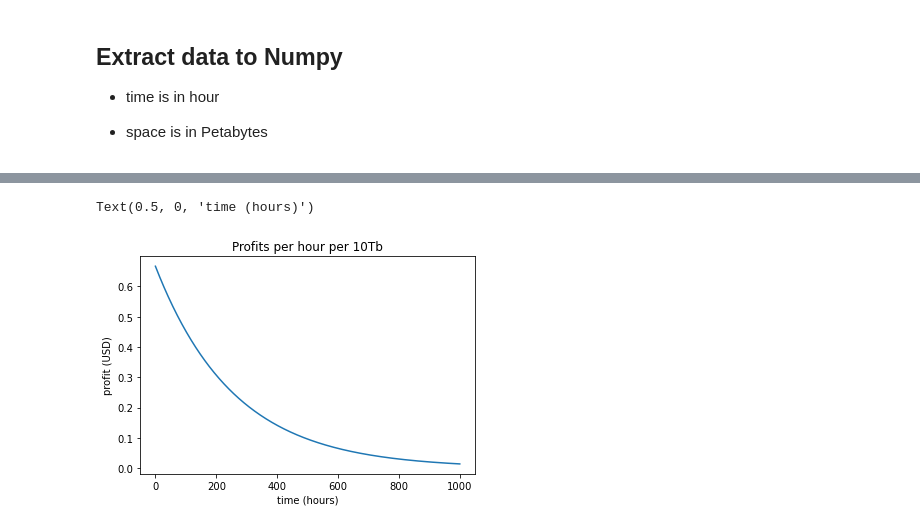
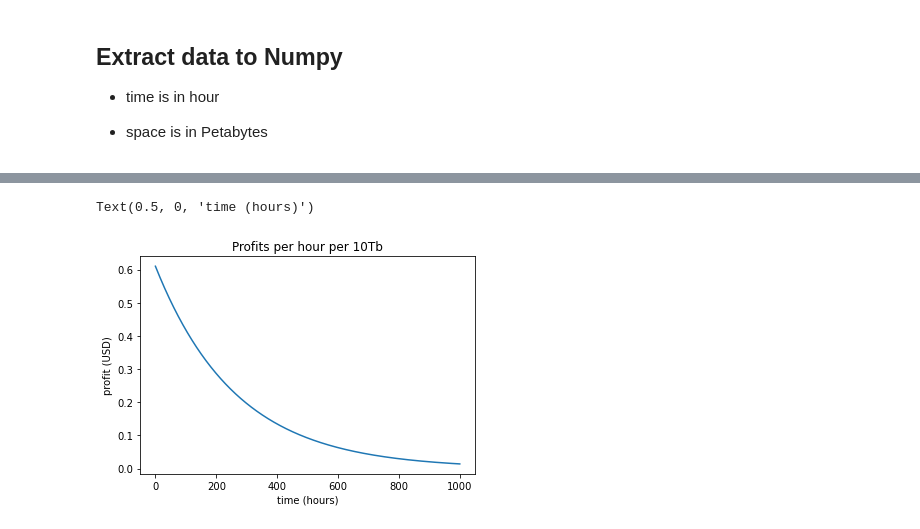
Before and after one commit to dnhkng/ChiaAnalysis, a Jupyter notebook: Chia Calculator.ipynb, the cells around one changed output, grey strips where cells are left out. Cells and saved outputs as stored; diff of their text form; code cells hidden in the pictures.

```diff
--- a/Chia Calculator.ipynb
+++ b/Chia Calculator.ipynb
@@ -61,0 +64,14 @@ Text(0.5, 0, 'time (hours)')
+# %%
+# perform the fit
+p0 = (1, 0.001, 0.01) # start with values near those we expect
+
+params, cv = scipy.optimize.curve_fit(monoExp, time, space, p0)
+m, t, b = params
+# plot the results
+plt.figure(figsize=(10,8))
+plt.plot(time, space, '.', label="data")
+plt.plot(time, monoExp(time, m, t, b), '--', label="fitted")
+plt.yscale('log')
+plt.title("Netspace Fitted Exponential Curve")
+plt.ylabel('space (petabytes)')
+plt.xlabel('time (hours)')
@@ -70,13 +89,14 @@ Doubling time: 178.46335335272707 hours, 7.435973056363628 days
 # %%
 future_time = np.linspace(0,999, 1000)
+reward_per_hour = 0.61 # with 10Tb, from https://chiacalculator.com/
 # %%
-plt.plot(future_time, 16/24*np.exp(-t * future_time), )
+plt.plot(future_time, reward_per_hour*np.exp(-t * future_time), )
 plt.title('Profits per hour per 10Tb')
 plt.ylabel('profit (USD)')
 plt.xlabel('time (hours)')
 # %% [output]
 Text(0.5, 0, 'time (hours)')
-[figure, old version]
+[figure, new version]
 # %%
 print(f'Total ROE on a 10TB drive: US${np.sum(16/24*np.exp(-t * future_time))}')
 # %% [output]
```
Also changed, not shown: parts of 7 cells of this notebook.
